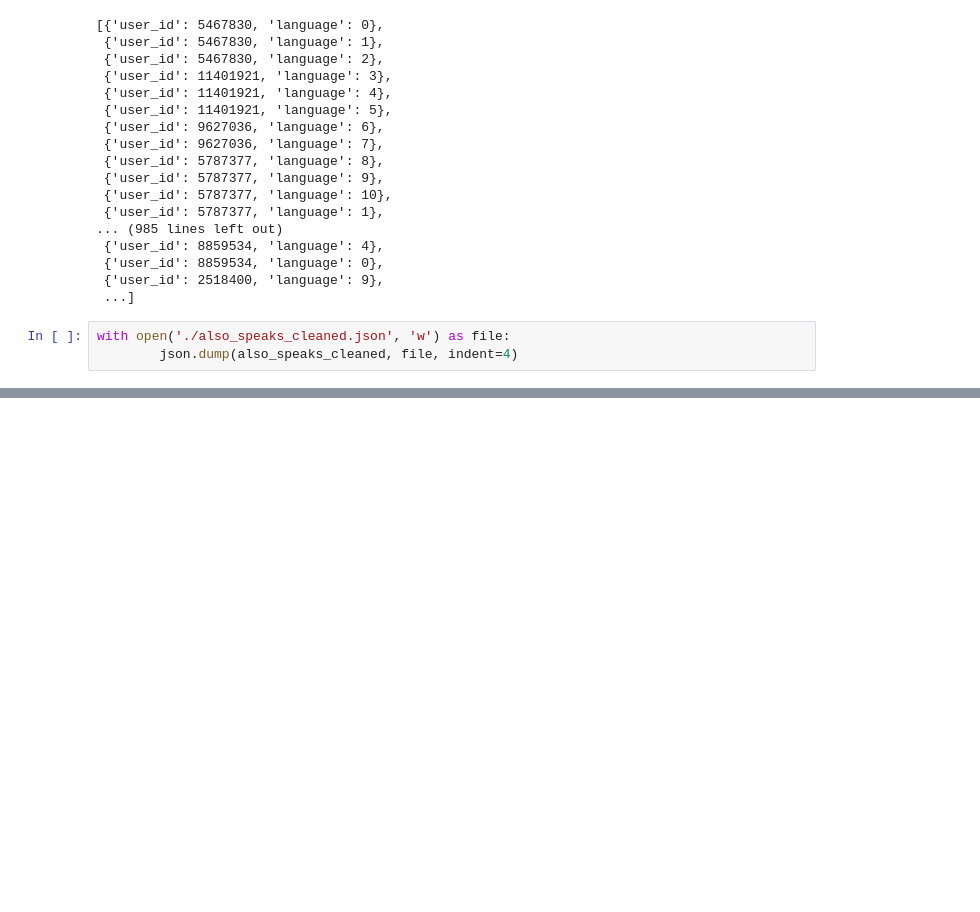
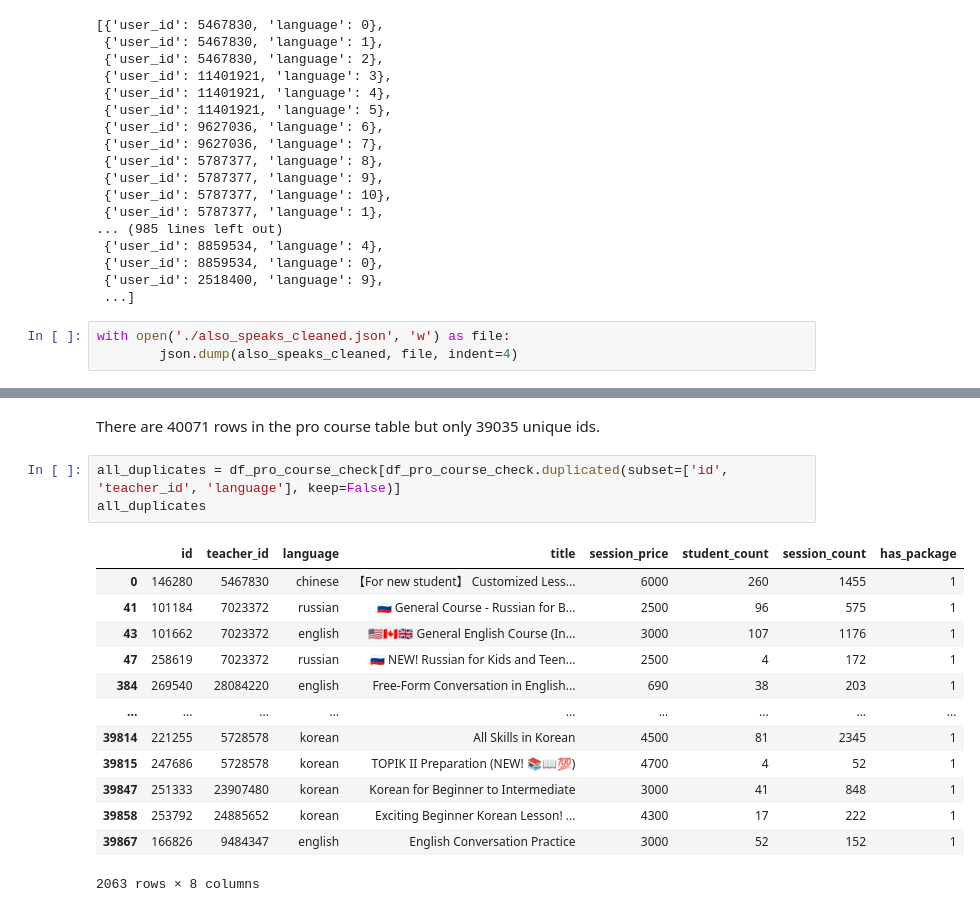
Before and after one commit to ernmin/Project4GA, a Jupyter notebook: data_cleaning/data_cleaning.ipynb, the cells around one changed output, grey strips where cells are left out. Drawn from its saved outputs; the diff is of its cells as text; blank space fills up the shorter version.

```diff
--- a/data_cleaning/data_cleaning.ipynb
+++ b/data_cleaning/data_cleaning.ipynb
@@ -390,0 +487,19 @@ with open('./also_speaks_cleaned.json', 'w') as file:
+# %% [markdown]
+There are 40071 rows in the pro course table but only 39035 unique ids.
+# %%
+all_duplicates = df_pro_course_check[df_pro_course_check.duplicated(subset=['id', 'teacher_id', 'language'], keep=False)]
+all_duplicates
+# %% [output]
+|  | id | teacher_id | language | title | session_price | student_count | session_count | has_package |
+| 0 | 146280 | 5467830 | chinese | 【For new student】 Customized Less... | 6000 | 260 | 1455 | 1 |
+| 41 | 101184 | 7023372 | russian | 🇷🇺 General Course - Russian for B... | 2500 | 96 | 575 | 1 |
+| 43 | 101662 | 7023372 | english | 🇺🇲🇨🇦🇬🇧 General English Course (In... | 3000 | 107 | 1176 | 1 |
+| 47 | 258619 | 7023372 | russian | 🇷🇺 NEW! Russian for Kids and Teen... | 2500 | 4 | 172 | 1 |
+| 384 | 269540 | 28084220 | english | Free-Form Conversation in English... | 690 | 38 | 203 | 1 |
+| ... | ... | ... | ... | ... | ... | ... | ... | ... |
+| 39814 | 221255 | 5728578 | korean | All Skills in Korean | 4500 | 81 | 2345 | 1 |
+| 39815 | 247686 | 5728578 | korean | TOPIK II Preparation (NEW! 📚📖💯) | 4700 | 4 | 52 | 1 |
+| 39847 | 251333 | 23907480 | korean | Korean for Beginner to Intermediate | 3000 | 41 | 848 | 1 |
+| 39858 | 253792 | 24885652 | korean | Exciting Beginner Korean Lesson! ... | 4300 | 17 | 222 | 1 |
+| 39867 | 166826 | 9484347 | english | English Conversation Practice | 3000 | 52 | 152 | 1 |
+2063 rows × 8 columns
```
Also changed, not shown: parts of 41 cells of this notebook.
